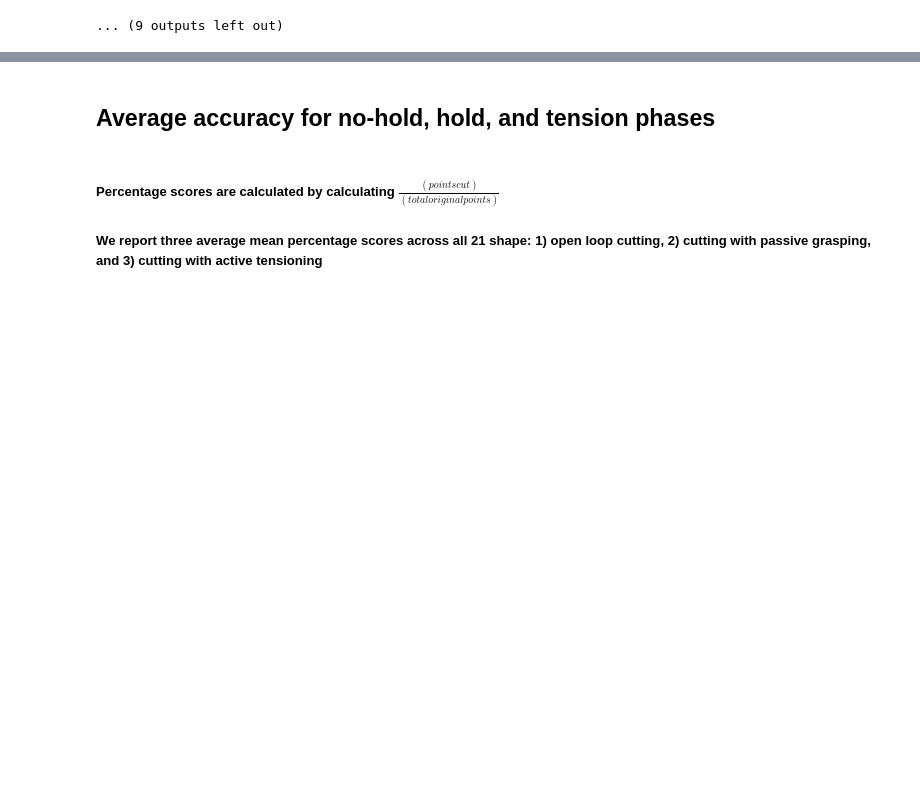
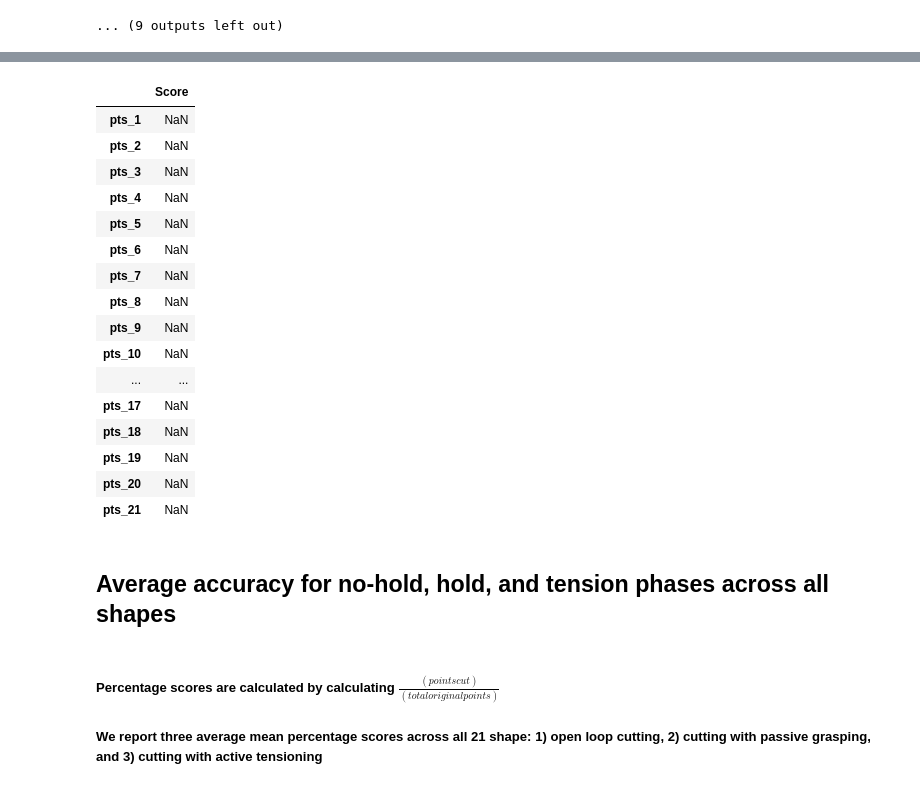
Before and after one commit to BerkeleyAutomation/cloth_simulation, a Jupyter notebook: Figures.ipynb, the cells around one changed output, grey strips where cells are left out. Drawn from its saved outputs; the diff is of its cells as text; code cells hidden in the pictures; blank space fills up the shorter version.

```diff
--- a/Figures.ipynb
+++ b/Figures.ipynb
@@ -61,5 +68,31 @@ for i in range(1, num_shapes+1):
+# %%
+index = []
+for i in range(1, num_shapes+1):
+    filename = 'pts_%d' %(i)
+    filepath = dir_data + filename
+    index.append(filename)
+df = DataFrame(index=index, columns=['Score'])
+df
+# %% [output]
+|  | Score |
+| pts_1 | NaN |
+| pts_2 | NaN |
+| pts_3 | NaN |
+| pts_4 | NaN |
+| pts_5 | NaN |
+| pts_6 | NaN |
+| pts_7 | NaN |
+| pts_8 | NaN |
+| pts_9 | NaN |
+| pts_10 | NaN |
+| ... | ... |
+| pts_17 | NaN |
+| pts_18 | NaN |
+| pts_19 | NaN |
+| pts_20 | NaN |
+| pts_21 | NaN |
 # %% [markdown]
-## Average accuracy for no-hold, hold, and tension phases
+## Average accuracy for no-hold, hold, and tension phases across all shapes
 # %% [markdown]
 ##### Percentage scores are calculated by calculating $\frac{(points cut)}{(total original points)}$
 ##### We report three average mean percentage scores across all 21 shape: 1) open loop cutting, 2) cutting with passive grasping, and 3) cutting with active tensioning
```
Also changed, not shown: parts of 3 cells of this notebook.
